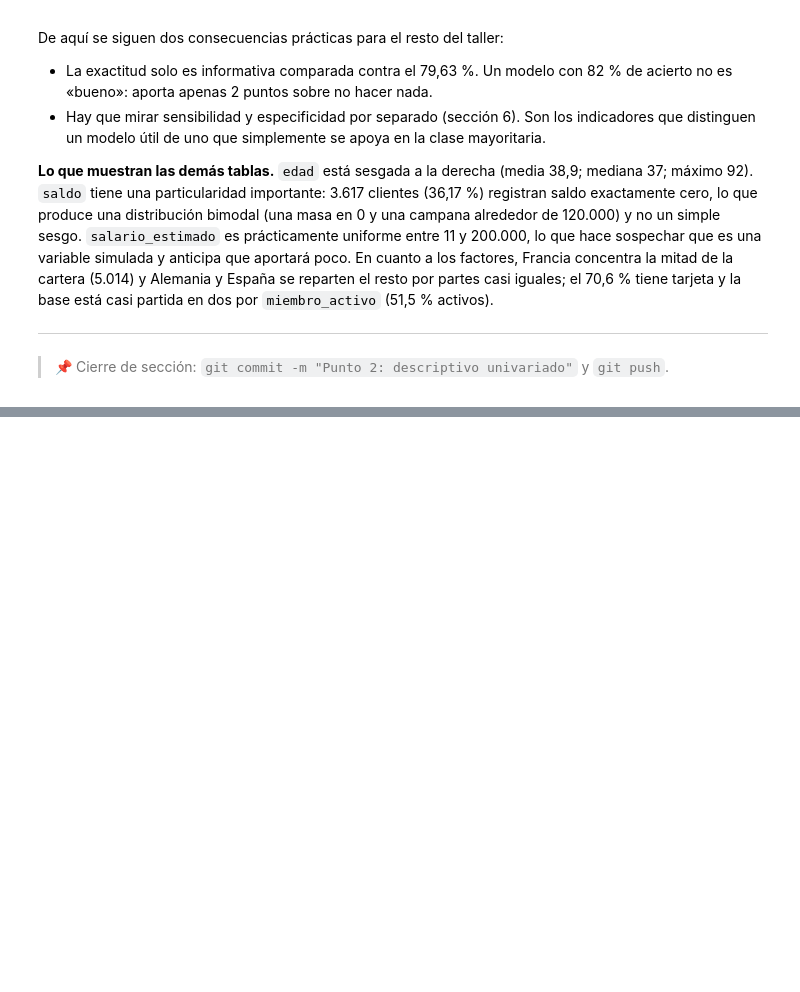
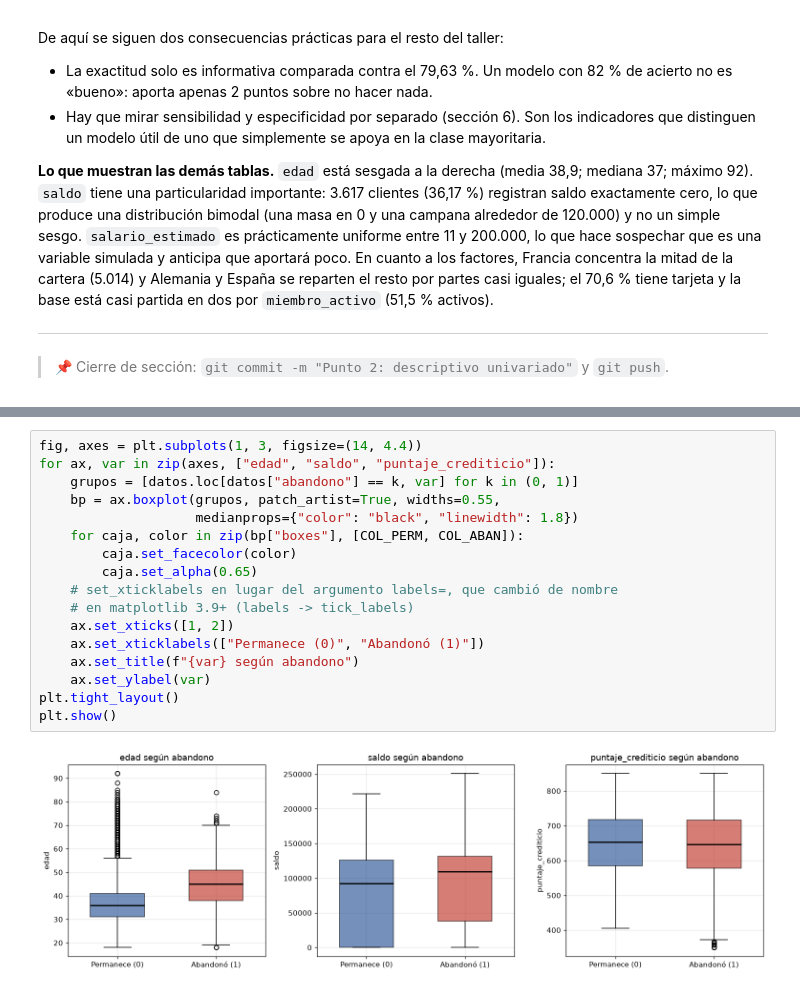
Before and after one commit to PapiNickie/taller-abandono-producto-20262, a Jupyter notebook: Taller_Abandono_Producto_Financiero.ipynb, the cells around one changed output, grey strips where cells are left out. Drawn from its saved outputs; the diff is of its cells as text; blank space fills up the shorter version.

```diff
--- a/Taller_Abandono_Producto_Financiero.ipynb
+++ b/Taller_Abandono_Producto_Financiero.ipynb
@@ -454,0 +462,19 @@ por partes casi iguales; el 70,6 % tiene tarjeta y la base está casi partida en
+# %%
+fig, axes = plt.subplots(1, 3, figsize=(14, 4.4))
+for ax, var in zip(axes, ["edad", "saldo", "puntaje_crediticio"]):
+    grupos = [datos.loc[datos["abandono"] == k, var] for k in (0, 1)]
+    bp = ax.boxplot(grupos, patch_artist=True, widths=0.55,
+                    medianprops={"color": "black", "linewidth": 1.8})
+    for caja, color in zip(bp["boxes"], [COL_PERM, COL_ABAN]):
+        caja.set_facecolor(color)
+        caja.set_alpha(0.65)
+    # set_xticklabels en lugar del argumento labels=, que cambió de nombre
+    # en matplotlib 3.9+ (labels -> tick_labels)
+    ax.set_xticks([1, 2])
+    ax.set_xticklabels(["Permanece (0)", "Abandonó (1)"])
+    ax.set_title(f"{var} según abandono")
+    ax.set_ylabel(var)
+plt.tight_layout()
+plt.show()
+# %% [output]
+[figure, added]
```
Also changed, not shown: parts of 9 cells of this notebook.
